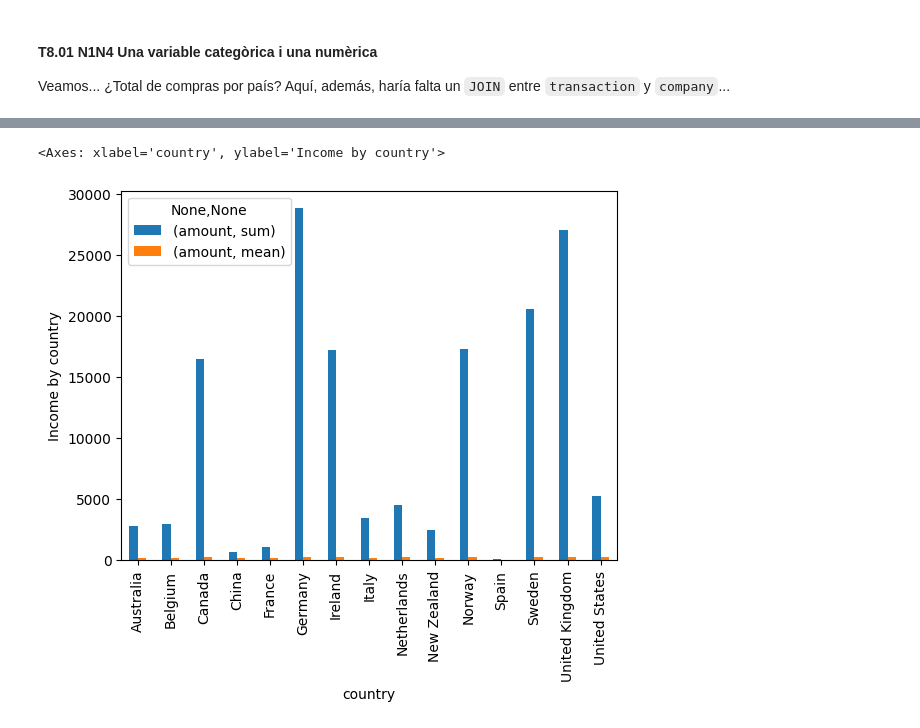
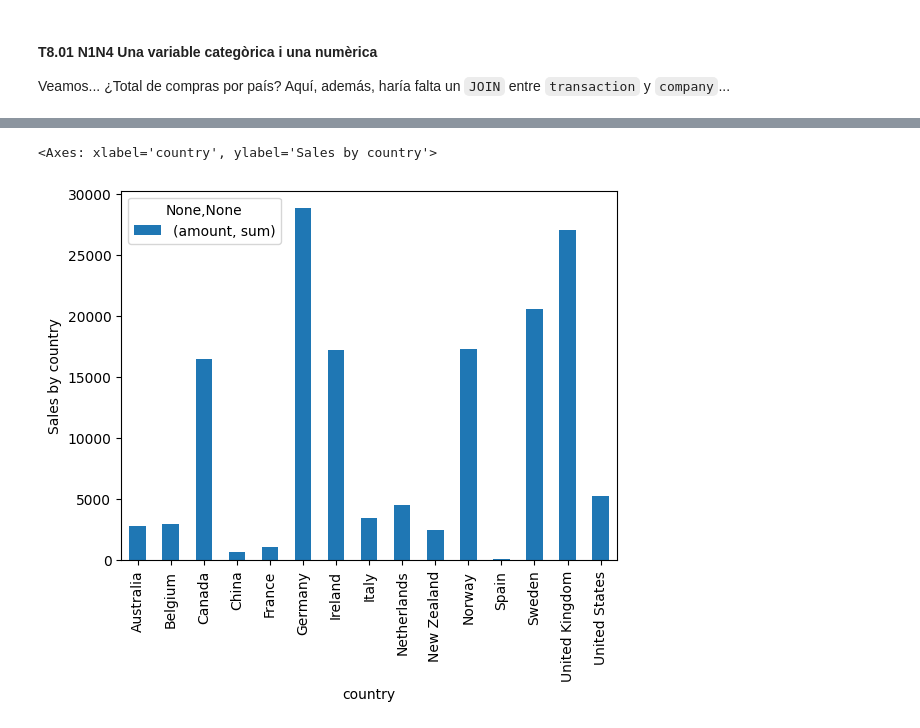
Before and after one commit to mlopezgva/it-academy-mlg, a Jupyter notebook: SPRINT8/Sprint_8.ipynb, the cells around one changed output, grey strips where cells are left out. Saved outputs shown, nothing was run; the diff lists cells and outputs as text; code cells hidden in the pictures.

```diff
--- a/SPRINT8/Sprint_8.ipynb
+++ b/SPRINT8/Sprint_8.ipynb
@@ -177,8 +182,22 @@ cotr_df.head()
 | 3 | b-2226 | Magna A Neque Industries | 04 14 44 64 62 | risus.donec.nibh@icloud.org | Australia | https://whatsapp.com/group/9 | FE96CE47-BD59-381C-4E18-E3CA3D44E8FF | 275 | CcU-2945 | ... |
 | 4 | b-2230 | Fusce Corp. | 08 14 97 58 85 | risus@protonmail.edu | United States | https://pinterest.com/sub/cars | 72997E96-DC2C-A4D7-7C24-66C302F8AE5A | 275 | CcU-2952 | ... |
 # %%
-company_amounts = cotr_df.get(['country', 'amount']).groupby('country').agg(['sum', 'mean'])
-company_amounts.plot.bar(ylabel="Income by country")
+from matplotlib import legend, legend_handler
+from matplotlib.pyplot import xlabel
+
+
+company_amounts = cotr_df.get(['amount', 'country']).groupby('country').agg(['sum', 'count', 'mean'])
+
+# company_amounts.loc[:, ("amount",'sum')] /= 1e3
+
+graph = company_amounts.plot(
+    kind="bar",
+    ylabel="Sales by country",
+    y=('amount', 'sum'),
+    secondary_y=['mean', 'count'],
+    legend=["Sales in K", "Transactions", "Mean spend"]
+)
+graph
 # %% [output]
-<Axes: xlabel='country', ylabel='Income by country'>
+<Axes: xlabel='country', ylabel='Sales by country'>
-[figure, old version]
+[figure, new version]
```
Also changed, not shown: parts of 2 cells of this notebook.
